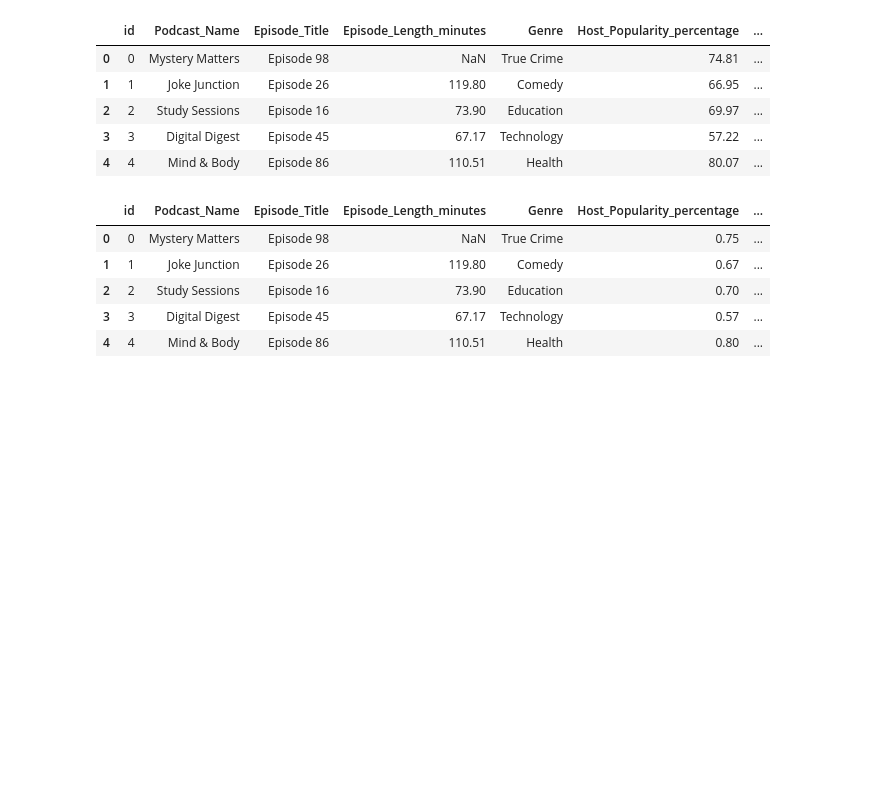
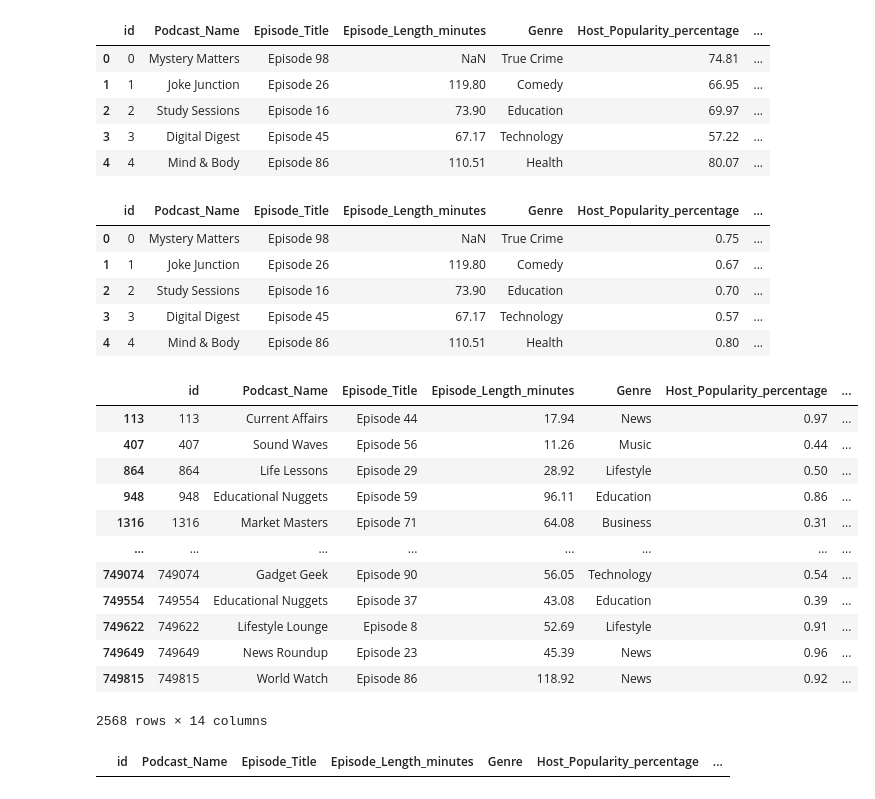
Before and after one commit to Mkranj/podcast_listening_time, a Jupyter notebook: EDA.ipynb, the cells around one changed output. Saved outputs shown, nothing was run; the diff lists cells and outputs as text; code cells hidden in the pictures; blank space fills up the shorter version.

Commit message:
explore genre and episode listening time

```diff
--- a/EDA.ipynb
+++ b/EDA.ipynb
@@ -97,3 +97,20 @@ training.head()
 | 2 | 2 | Study Sessions | Episode 16 | 73.90 | Education | 0.70 | ... |
 | 3 | 3 | Digital Digest | Episode 45 | 67.17 | Technology | 0.57 | ... |
 | 4 | 4 | Mind & Body | Episode 86 | 110.51 | Health | 0.80 | ... |
+# %%
+# weirdness in data - some rows have more listened time than episode length
+training.loc[training.Listening_Time_minutes > training.Episode_Length_minutes]
+# %% [output]
+|  | id | Podcast_Name | Episode_Title | Episode_Length_minutes | Genre | Host_Popularity_percentage | ... |
+| 113 | 113 | Current Affairs | Episode 44 | 17.94 | News | 0.97 | ... |
+| 407 | 407 | Sound Waves | Episode 56 | 11.26 | Music | 0.44 | ... |
+| 864 | 864 | Life Lessons | Episode 29 | 28.92 | Lifestyle | 0.50 | ... |
+| 948 | 948 | Educational Nuggets | Episode 59 | 96.11 | Education | 0.86 | ... |
+| 1316 | 1316 | Market Masters | Episode 71 | 64.08 | Business | 0.31 | ... |
+| ... | ... | ... | ... | ... | ... | ... | ... |
+| 749074 | 749074 | Gadget Geek | Episode 90 | 56.05 | Technology | 0.54 | ... |
+| 749554 | 749554 | Educational Nuggets | Episode 37 | 43.08 | Education | 0.39 | ... |
+| 749622 | 749622 | Lifestyle Lounge | Episode 8 | 52.69 | Lifestyle | 0.91 | ... |
+| 749649 | 749649 | News Roundup | Episode 23 | 45.39 | News | 0.96 | ... |
+| 749815 | 749815 | World Watch | Episode 86 | 118.92 | News | 0.92 | ... |
+2568 rows × 14 columns
@@ -100 +125,5 @@ training.head()
+# %%
+training.loc[training.Episode_Length_minutes == 0]
+# %% [output]
+|  | id | Podcast_Name | Episode_Title | Episode_Length_minutes | Genre | Host_Popularity_percentage | ... |
 # %%
```
Also changed, not shown: parts of 6 cells of this notebook.
